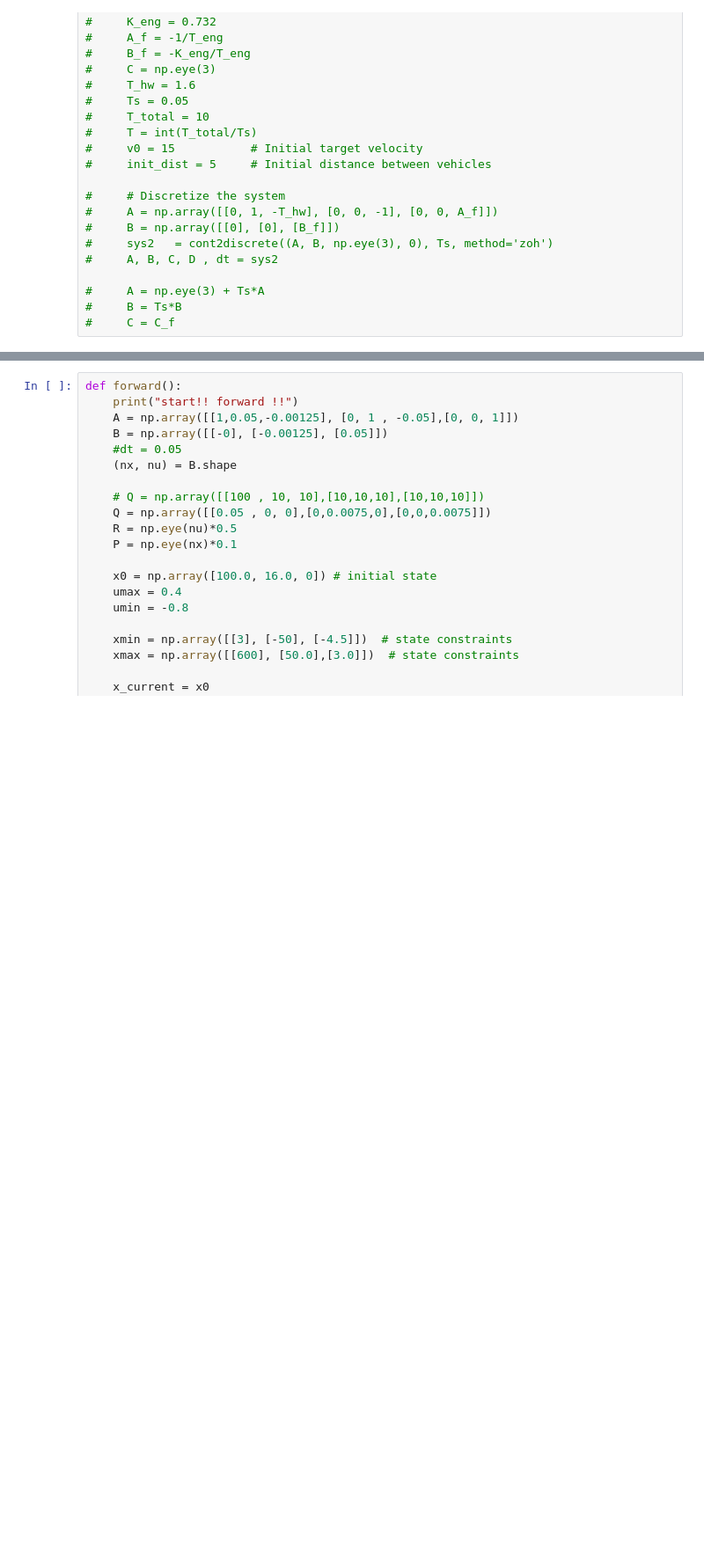
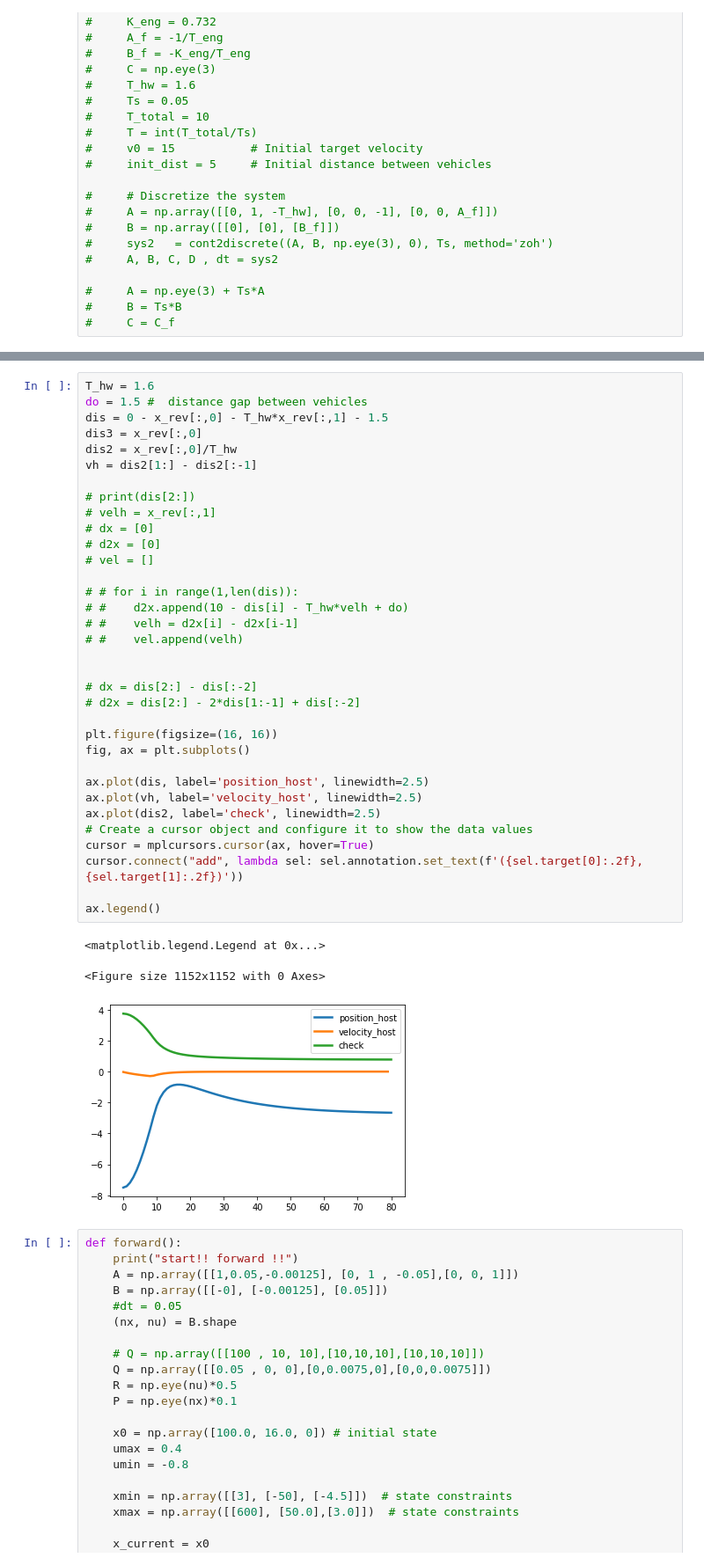
Before and after one commit to HAR0070/ACC, a Jupyter notebook: MPC_to_webots.ipynb, the cells around one changed output, grey strips where cells are left out. Shown at 88% size. Drawn from its saved outputs; the diff is of its cells as text; blank space fills up the shorter version.

```diff
--- a/MPC_to_webots.ipynb
+++ b/MPC_to_webots.ipynb
@@ -325,3 +395,41 @@ aa
+# %%
+T_hw = 1.6
+do = 1.5 #  distance gap between vehicles
+dis = 0 - x_rev[:,0] - T_hw*x_rev[:,1] - 1.5
+dis3 = x_rev[:,0]
+dis2 = x_rev[:,0]/T_hw
+vh = dis2[1:] - dis2[:-1]
+
+# print(dis[2:])
+# velh = x_rev[:,1]
+# dx = [0]
+# d2x = [0]
+# vel = []
+
+# # for i in range(1,len(dis)):
+# #    d2x.append(10 - dis[i] - T_hw*velh + do)
+# #    velh = d2x[i] - d2x[i-1]
+# #    vel.append(velh)
+
+
+# dx = dis[2:] - dis[:-2]
+# d2x = dis[2:] - 2*dis[1:-1] + dis[:-2]
+
+plt.figure(figsize=(16, 16))
+fig, ax = plt.subplots()
+
+ax.plot(dis, label='position_host', linewidth=2.5)
+ax.plot(vh, label='velocity_host', linewidth=2.5)
+ax.plot(dis2, label='check', linewidth=2.5)
+# Create a cursor object and configure it to show the data values
+cursor = mplcursors.cursor(ax, hover=True)
+cursor.connect("add", lambda sel: sel.annotation.set_text(f'({sel.target[0]:.2f}, {sel.target[1]:.2f})'))
+
+ax.legend()
+# %% [output]
+<matplotlib.legend.Legend at 0x...>
+<Figure size 1152x1152 with 0 Axes>
+[figure, added]
 # %%
 def forward():
     print("start!! forward !!")
```
Also changed, not shown: parts of 7 cells of this notebook.
